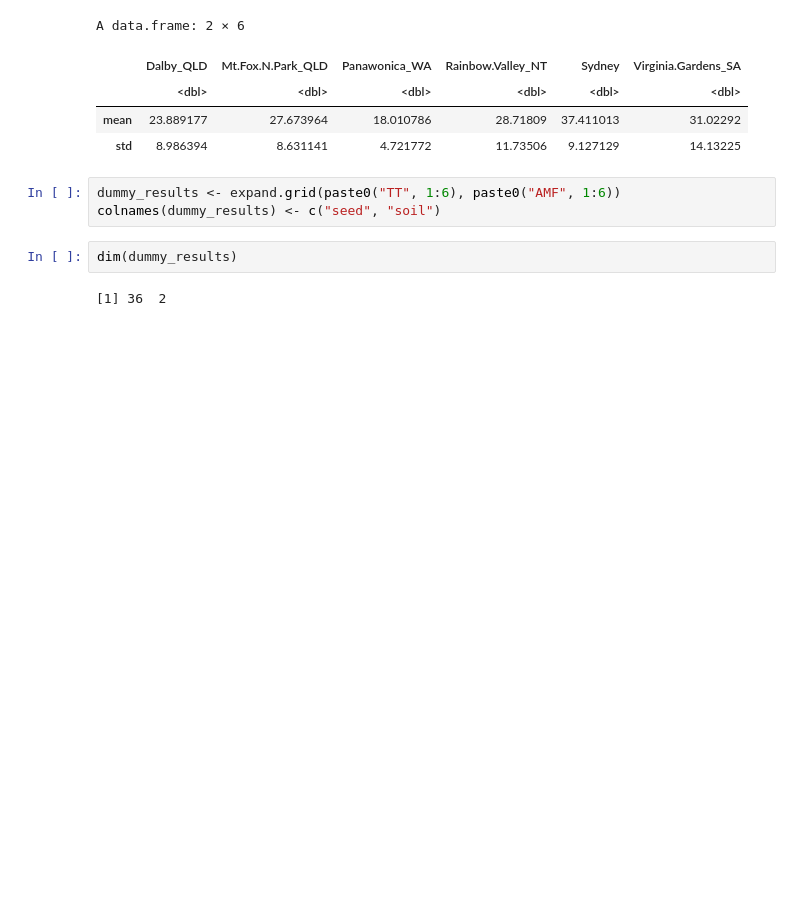
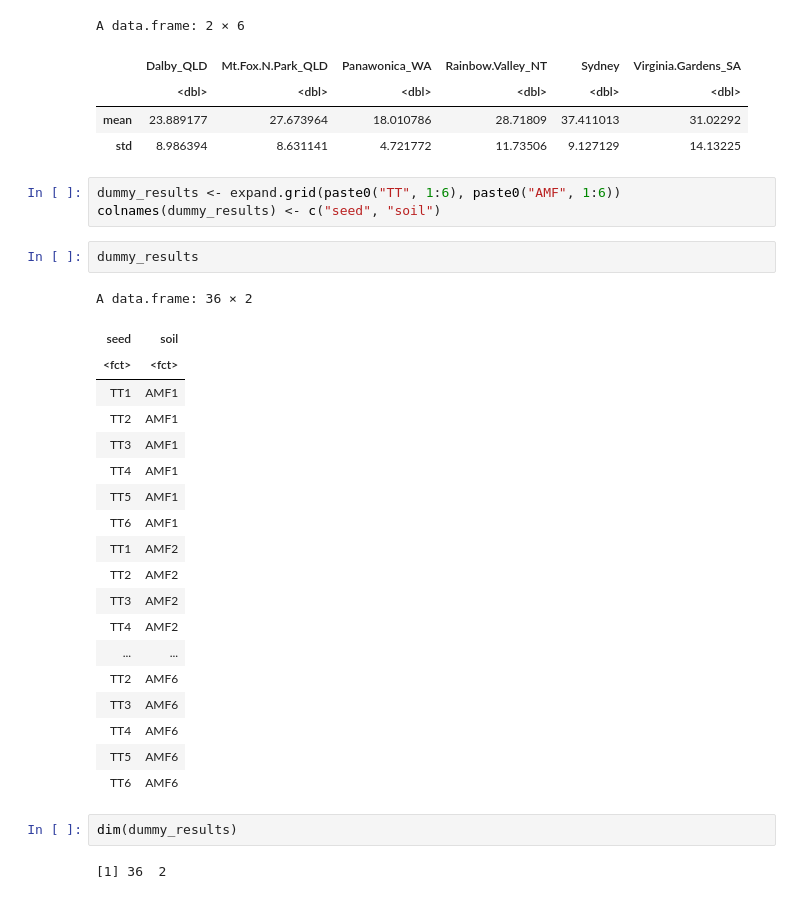
Before and after one commit to anoban/wsu, a Jupyter notebook: power/powerR.ipynb, the cells around one changed output. Saved outputs shown, nothing was run; the diff lists cells and outputs as text; blank space fills up the shorter version.

```diff
--- a/power/powerR.ipynb
+++ b/power/powerR.ipynb
@@ -74,6 +74,28 @@ A data.frame: 2 × 6
 # %%
 dummy_results <- expand.grid(paste0("TT", 1:6), paste0("AMF", 1:6))
 colnames(dummy_results) <- c("seed", "soil")
+# %%
+dummy_results
+# %% [output]
+A data.frame: 36 × 2
+| seed | soil |
+| <fct> | <fct> |
+| TT1 | AMF1 |
+| TT2 | AMF1 |
+| TT3 | AMF1 |
+| TT4 | AMF1 |
+| TT5 | AMF1 |
+| TT6 | AMF1 |
+| TT1 | AMF2 |
+| TT2 | AMF2 |
+| TT3 | AMF2 |
+| TT4 | AMF2 |
+| ... | ... |
+| TT2 | AMF6 |
+| TT3 | AMF6 |
+| TT4 | AMF6 |
+| TT5 | AMF6 |
+| TT6 | AMF6 |
 # %%
 dim(dummy_results)
 # %% [output]
```
Also changed, not shown: parts of 3 cells of this notebook, 7 other files.
